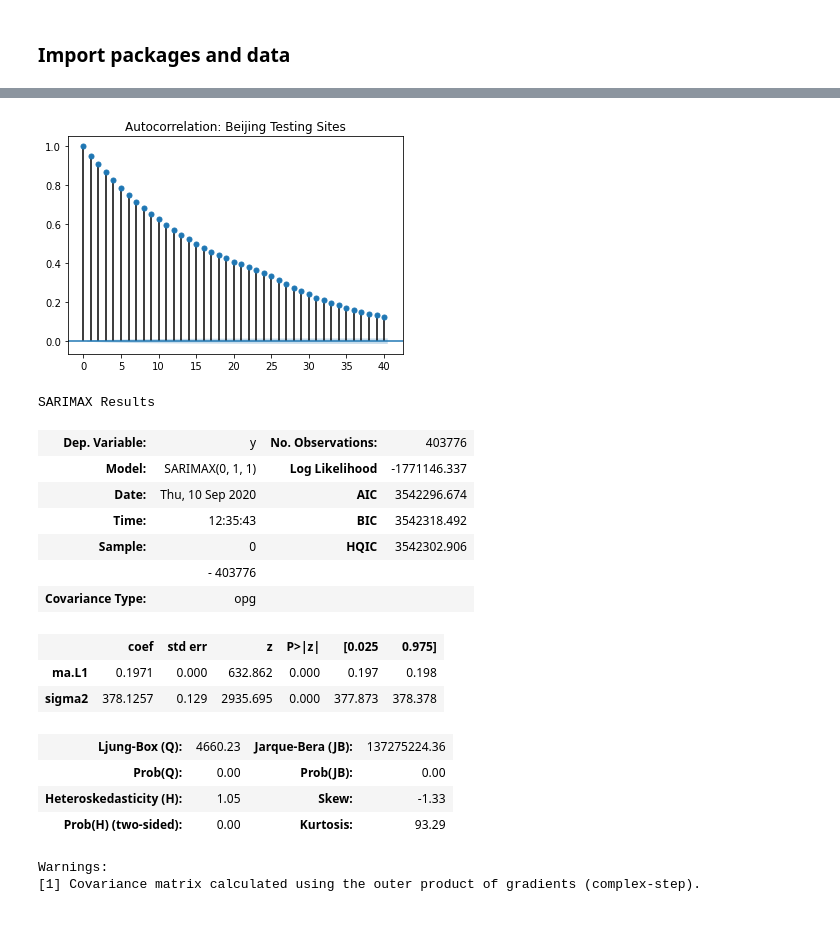
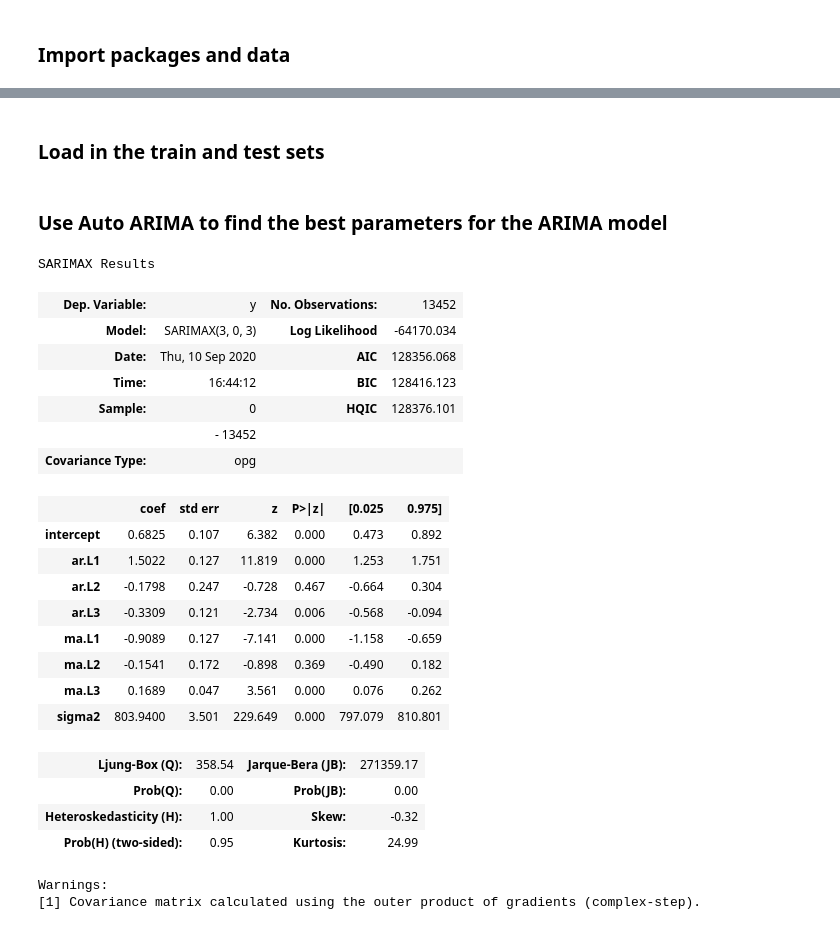
Before and after one commit to dolcikey/TimeSeriesForecasting_BeijingAirQuality, a Jupyter notebook: 03_Modeling.ipynb, the cells around one changed output, grey strips where cells are left out. Saved outputs shown, nothing was run; the diff lists cells and outputs as text; code cells hidden in the pictures.

Commit message:
storing away the model

```diff
--- a/03_Modeling.ipynb
+++ b/03_Modeling.ipynb
@@ -38,6 +40,0 @@ plot_acf(np.log(df['PM2.5']),title=title,lags=lags);
-# %%
-title = 'Autocorrelation: Beijing Testing Sites'
-lags = 40
-plot_acf(np.log(df['PM2.5']),title=title,lags=lags);
-# %% [output]
-[figure, removed]
@@ -48,24 +41,34 @@ import statsmodels.api as sm
+# %% [markdown]
+### Load in the train and test sets
 # %%
 test = pd.read_pickle('PKL/test.pkl')
 train = pd.read_pickle('PKL/train.pkl')
+# %% [markdown]
+### Use Auto ARIMA to find the best parameters for the ARIMA model
 # %%
-auto_arima(df['PM2.5'],seasonal=True).summary()
+auto_arima(train['PM2.5'],seasonal=True).summary()
 # %% [output]
 SARIMAX Results
-| Dep. Variable: | y | No. Observations: | 403776 |
-| Model: | SARIMAX(0, 1, 1) | Log Likelihood | -1771146.337 |
-| Date: | Thu, 10 Sep 2020 | AIC | 3542296.674 |
-| Time: | 12:35:43 | BIC | 3542318.492 |
-| Sample: | 0 | HQIC | 3542302.906 |
-|  | - 403776 |  |  |
+| Dep. Variable: | y | No. Observations: | 13452 |
+| Model: | SARIMAX(3, 0, 3) | Log Likelihood | -64170.034 |
+| Date: | Thu, 10 Sep 2020 | AIC | 128356.068 |
+| Time: | 16:44:12 | BIC | 128416.123 |
+| Sample: | 0 | HQIC | 128376.101 |
+|  | - 13452 |  |  |
 | Covariance Type: | opg |  |  |
 |  | coef | std err | z | P>|z| | [0.025 | 0.975] |
-| ma.L1 | 0.1971 | 0.000 | 632.862 | 0.000 | 0.197 | 0.198 |
-| sigma2 | 378.1257 | 0.129 | 2935.695 | 0.000 | 377.873 | 378.378 |
+| intercept | 0.6825 | 0.107 | 6.382 | 0.000 | 0.473 | 0.892 |
+| ar.L1 | 1.5022 | 0.127 | 11.819 | 0.000 | 1.253 | 1.751 |
+| ar.L2 | -0.1798 | 0.247 | -0.728 | 0.467 | -0.664 | 0.304 |
+| ar.L3 | -0.3309 | 0.121 | -2.734 | 0.006 | -0.568 | -0.094 |
+| ma.L1 | -0.9089 | 0.127 | -7.141 | 0.000 | -1.158 | -0.659 |
+| ma.L2 | -0.1541 | 0.172 | -0.898 | 0.369 | -0.490 | 0.182 |
+| ma.L3 | 0.1689 | 0.047 | 3.561 | 0.000 | 0.076 | 0.262 |
+| sigma2 | 803.9400 | 3.501 | 229.649 | 0.000 | 797.079 | 810.801 |
-| Ljung-Box (Q): | 4660.23 | Jarque-Bera (JB): | 137275224.36 |
+| Ljung-Box (Q): | 358.54 | Jarque-Bera (JB): | 271359.17 |
 | Prob(Q): | 0.00 | Prob(JB): | 0.00 |
-| Heteroskedasticity (H): | 1.05 | Skew: | -1.33 |
-| Prob(H) (two-sided): | 0.00 | Kurtosis: | 93.29 |
+| Heteroskedasticity (H): | 1.00 | Skew: | -0.32 |
+| Prob(H) (two-sided): | 0.95 | Kurtosis: | 24.99 |
 Warnings:
 [1] Covariance matrix calculated using the outer product of gradients (complex-step).
 # %%
```
Also changed, not shown: parts of 13 cells of this notebook, 11 other files.
